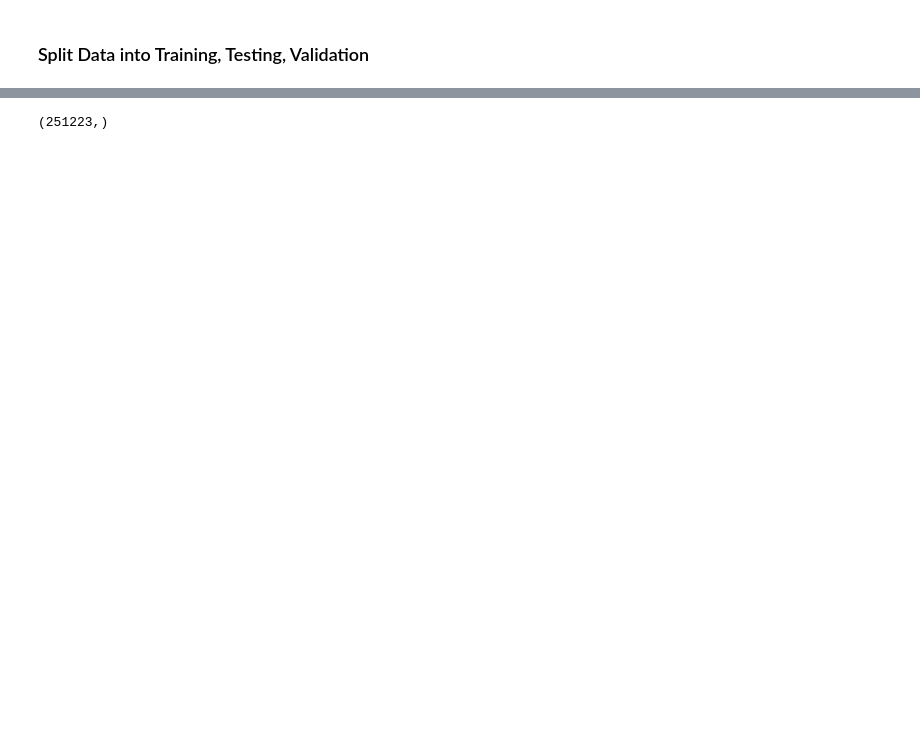
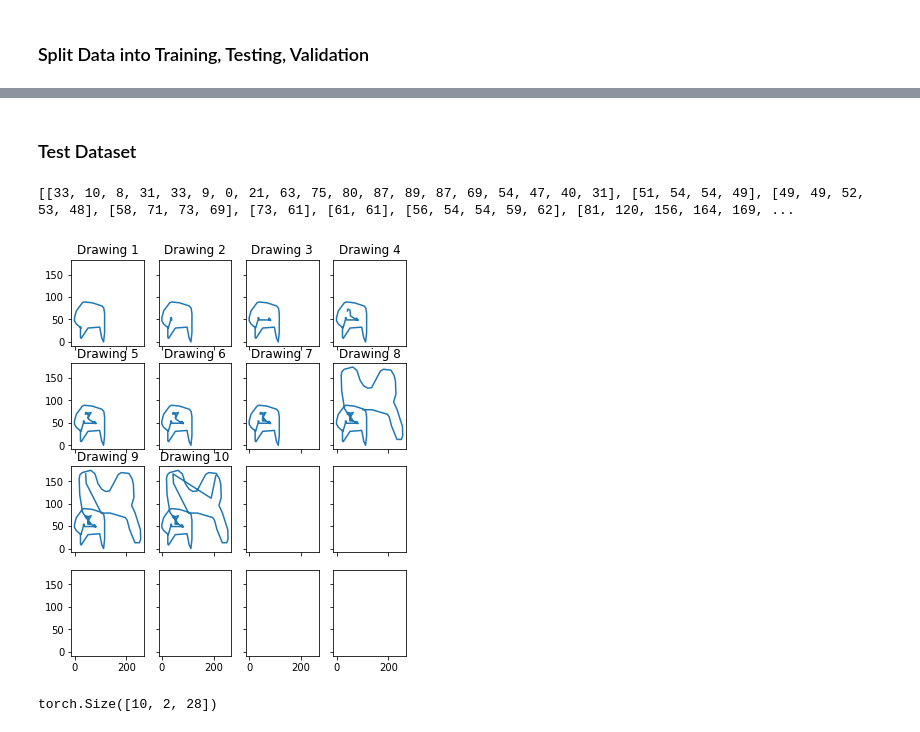
Before and after one commit to rmsander/quickdraw-pragmatics, a Jupyter notebook: python/explore_data.ipynb, the cells around one changed output, grey strips where cells are left out. Cells and saved outputs as stored; diff of their text form; code cells hidden in the pictures; blank space fills up the shorter version.

```diff
--- a/python/explore_data.ipynb
+++ b/python/explore_data.ipynb
@@ -103,3 +265,40 @@ BATCH_SIZE = 12
+# %%
+# PyTorch imports
+import torch
+import torch.nn as nn
+import torch.nn.functional as F
+import torch.optim as optim
+from torch.utils.data import Dataset, DataLoader
+from torch.nn.utils.rnn import pack_sequence, pad_sequence
+
+# Import model
+from models.listener import ListeNet
+
+# Now let's create a DataLoader class
+class QuickDrawDataset(Dataset):
+    def __init__(self, data, labels):
+
+        self.data = data
+        self.tensors = []
+        self.labels = labels
+        self.custom_pad()
+
+    def __len__(self):
+        return len(self.data)
+
+    def custom_pad(self):
+        for i, drawing in enumerate(self.data):
+            torch_drawing = (torch.t(pad_sequence([torch.tensor(stroke[0]) for stroke in drawing])).unsqueeze(1),
+                                       torch.t(pad_sequence([torch.tensor(stroke[1]) for stroke in drawing])).unsqueeze(1))
+            torch_drawing = torch.cat(torch_drawing, dim=1)
+            self.tensors.append(torch_drawing)
+            if i >= 99:
+                print(pad_sequence([torch.tensor(stroke[0]) for stroke in drawing]).unsqueeze(1).size())
+                break
+
+
+    def __getitem__(self, index):
+        return self.tensors[index], self.labels[index]
 # %% [markdown]
 ### Split Data into Training, Testing, Validation
 # %%
@@ -137,4 +344,14 @@ test_dataloader = DataLoader(test_dataset, batch_size=BATCH_SIZE)
-# %%
-print(.shape)
-# %% [output]
-(251223,)
+# %% [markdown]
+### Test Dataset
+# %%
+drawing, label =  train_dataset.__getitem__(0)
+print("\n")
+print([stroke[1] for stroke in train_dataset.data[0]])
+display_strokes(train_dataset.data[0])
+print(drawing.size())
+#print(drawing[0].size(), drawing[1].size())
+#print(torch.cat((drawing[0], drawing[1]), dim=1).size())
+# %% [output]
+[[33, 10, 8, 31, 33, 9, 0, 21, 63, 75, 80, 87, 89, 87, 69, 54, 47, 40, 31], [51, 54, 54, 49], [49, 49, 52, 53, 48], [58, 71, 73, 69], [73, 61], [61, 61], [56, 54, 54, 59, 62], [81, 120, 156, 164, 169, ...
+[figure, added]
+torch.Size([10, 2, 28])
```
Also changed, not shown: parts of 22 cells of this notebook, 1 other file.
